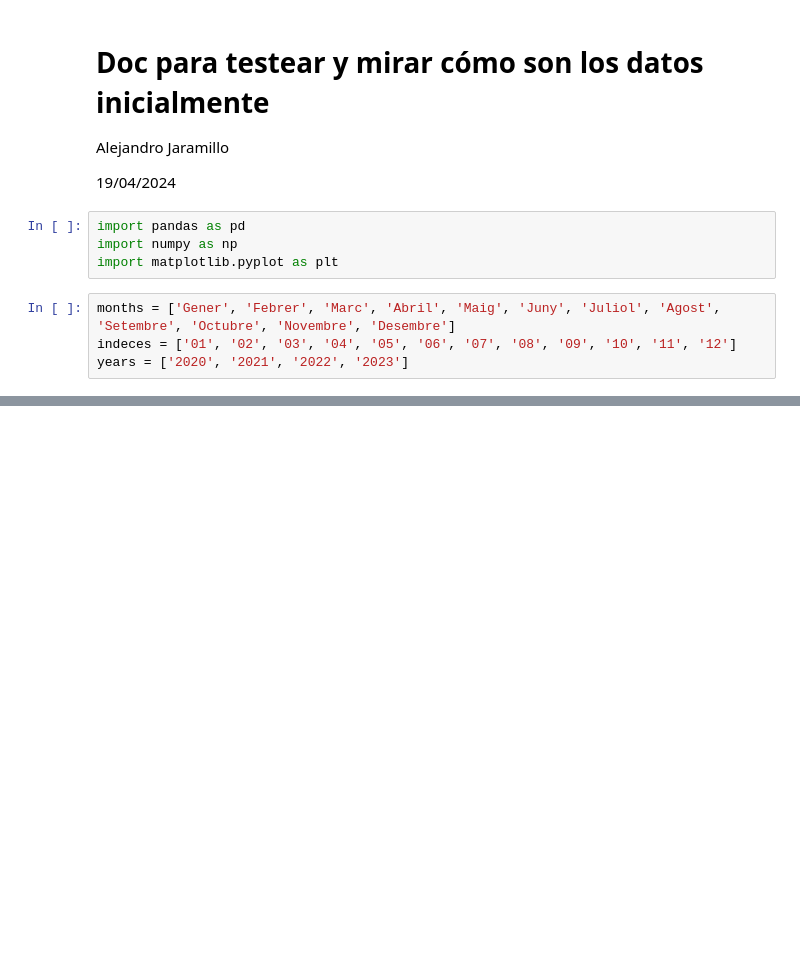
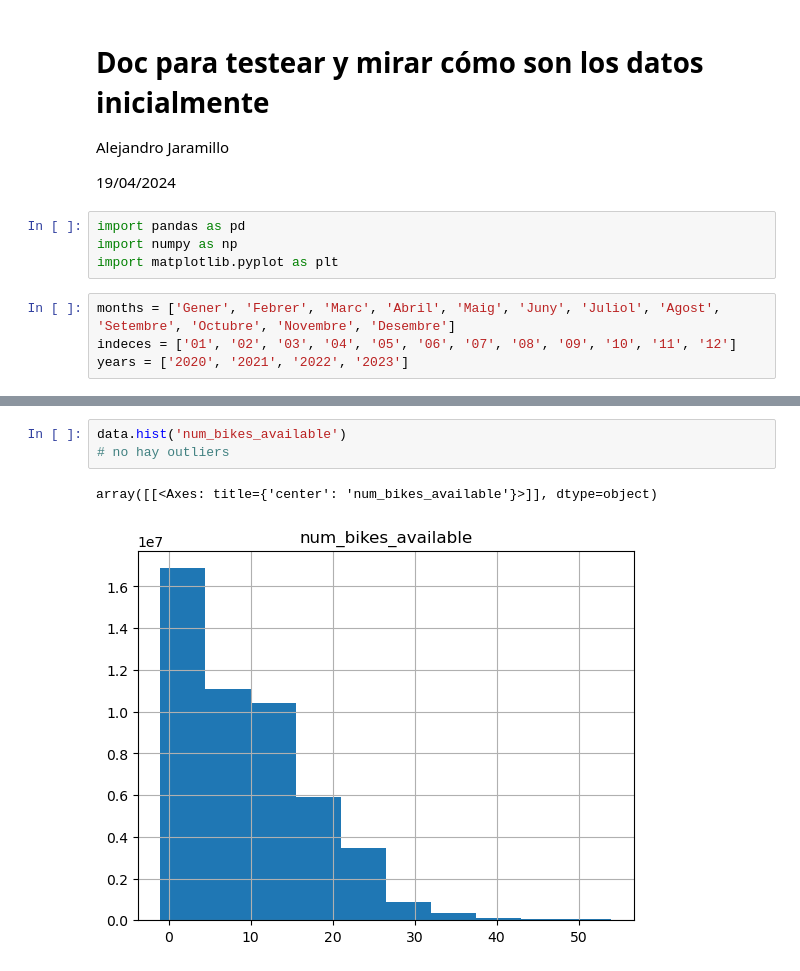
Before and after one commit to carlotalacasav/Gorrapiedra-proyecto, a Jupyter notebook: freestyle_ale.ipynb, the cells around one changed output, grey strips where cells are left out. Saved outputs shown, nothing was run; the diff lists cells and outputs as text; blank space fills up the shorter version.

```diff
--- a/freestyle_ale.ipynb
+++ b/freestyle_ale.ipynb
@@ -67,0 +48,6 @@ Index(['station_id', 'num_bikes_available',
+# %%
+data.hist('num_bikes_available')
+# no hay outliers
+# %% [output]
+array([[<Axes: title={'center': 'num_bikes_available'}>]], dtype=object)
+[figure, added]
```
Also changed, not shown: parts of 6 cells of this notebook.
